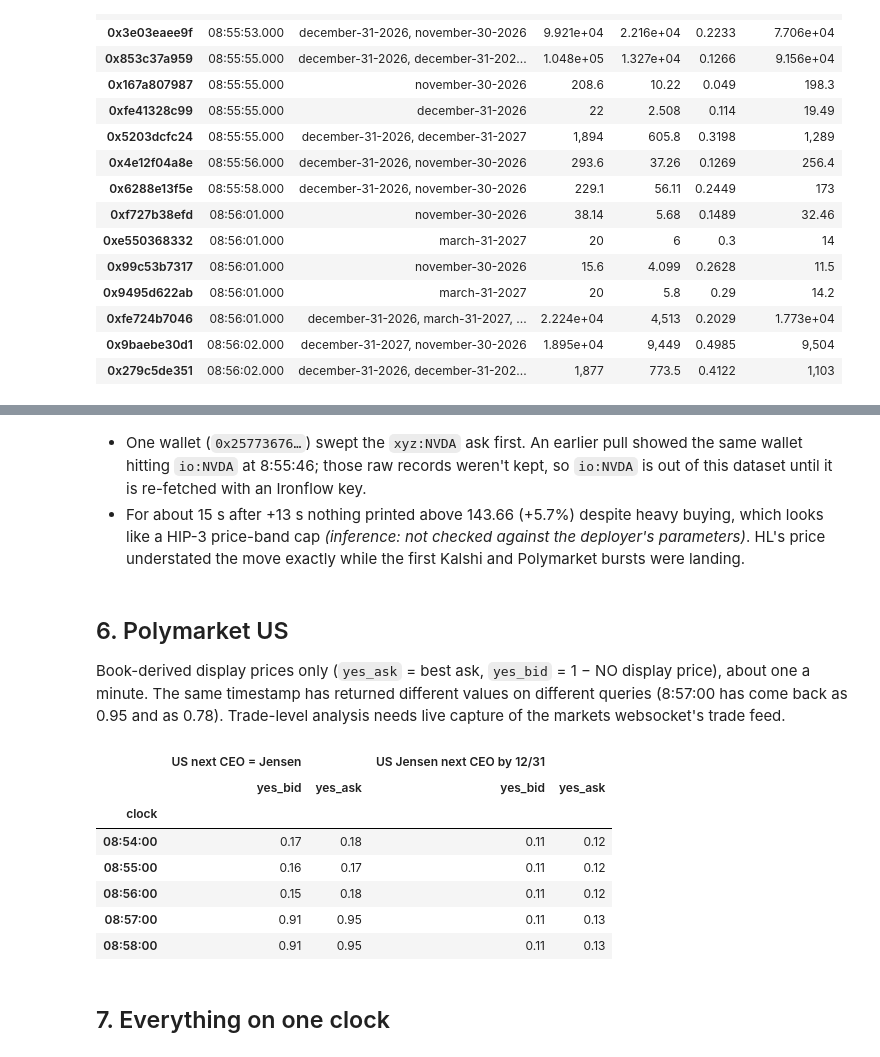
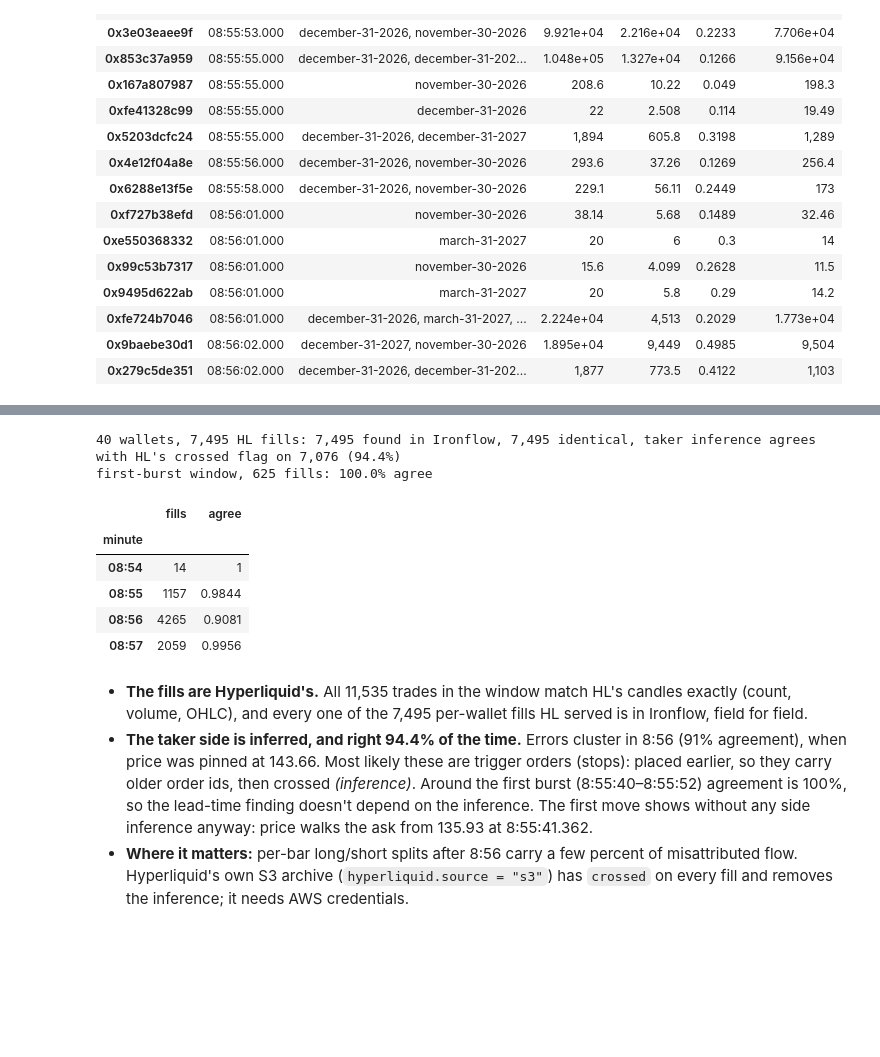
Before and after one commit to jovelg/jensen, a Jupyter notebook: notebooks/01-jensen-reinstatement.ipynb, the cells around one changed output, grey strips where cells are left out. Saved outputs shown, nothing was run; the diff lists cells and outputs as text; code cells hidden in the pictures; blank space fills up the shorter version.

```diff
--- a/notebooks/01-jensen-reinstatement.ipynb
+++ b/notebooks/01-jensen-reinstatement.ipynb
@@ -203,19 +180,21 @@ taker
-# %% [markdown]
-- One wallet (`0x25773676…`) swept the `xyz:NVDA` ask first. An earlier pull showed the same wallet hitting `io:NVDA` at 8:55:46; those raw records weren't kept, so `io:NVDA` is out of this dataset until it is re-fetched with an Ironflow key.
-- For about 15 s after +13 s nothing printed above 143.66 (+5.7%) despite heavy buying, which looks like a HIP-3 price-band cap *(inference: not checked against the deployer's parameters)*. HL's price understated the move exactly while the first Kalshi and Polymarket bursts were landing.
+# %%
+f = checks["fills"]
+print(f"{f['wallets']} wallets, {f['fills']:,} HL fills: {f['in_ironflow']:,} found in Ironflow, {f['identical']:,} identical, "
+      f"taker inference agrees with HL's crossed flag on {f['taker_ok']:,} ({f['taker_ok'] / f['fills']:.1%})")
+r = f["rows"].assign(minute=lambda d: pd.to_datetime(d.time_ms, unit="ms", utc=True).dt.tz_convert(ev.tz).dt.strftime("%H:%M"))
+early = r[r.time_ms.between(hl0 - 1_000, hl0 + 11_000)]
+print(f"first-burst window, {len(early)} fills: {early.taker_ok.mean():.1%} agree")
+r.groupby("minute").taker_ok.agg(fills="size", agree="mean")
+# %% [output]
+40 wallets, 7,495 HL fills: 7,495 found in Ironflow, 7,495 identical, taker inference agrees with HL's crossed flag on 7,076 (94.4%)
+first-burst window, 625 fills: 100.0% agree
+|  | fills | agree |
+| minute |  |  |
+| 08:54 | 14 | 1 |
+| 08:55 | 1157 | 0.9844 |
+| 08:56 | 4265 | 0.9081 |
+| 08:57 | 2059 | 0.9956 |
 # %% [markdown]
-## 6. Polymarket US
-Book-derived display prices only (`yes_ask` = best ask, `yes_bid` = 1 − NO display price), about one a minute. The same timestamp has returned different values on different queries (8:57:00 has come back as 0.95 and as 0.78). Trade-level analysis needs live capture of the markets websocket's trade feed.
+- **The fills are Hyperliquid's.** All 11,535 trades in the window match HL's candles exactly (count, volume, OHLC), and every one of the 7,495 per-wallet fills HL served is in Ironflow, field for field.
+- **The taker side is inferred, and right 94.4% of the time.** Errors cluster in 8:56 (91% agreement), when price was pinned at 143.66. Most likely these are trigger orders (stops): placed earlier, so they carry older order ids, then crossed *(inference)*. Around the first burst (8:55:40–8:55:52) agreement is 100%, so the lead-time finding doesn't depend on the inference. The first move shows without any side inference anyway: price walks the ask from 135.93 at 8:55:41.362.
+- **Where it matters:** per-bar long/short splits after 8:56 carry a few percent of misattributed flow. Hyperliquid's own S3 archive (`hyperliquid.source = "s3"`) has `crossed` on every fill and removes the inference; it needs AWS credentials.
-# %%
-pd.concat({label: df.set_index("clock")[["yes_bid", "yes_ask"]] for label, df in pmus.items()}, axis=1)
-# %% [output]
-|  | US next CEO = Jensen |  | US Jensen next CEO by 12/31 |  |
-|  | yes_bid | yes_ask | yes_bid | yes_ask |
-| clock |  |  |  |  |
-| 08:54:00 | 0.17 | 0.18 | 0.11 | 0.12 |
-| 08:55:00 | 0.16 | 0.17 | 0.11 | 0.12 |
-| 08:56:00 | 0.15 | 0.18 | 0.11 | 0.12 |
-| 08:57:00 | 0.91 | 0.95 | 0.11 | 0.13 |
-| 08:58:00 | 0.91 | 0.95 | 0.11 | 0.13 |
-# %% [markdown]
-## 7. Everything on one clock
```
Also changed, not shown: parts of 16 cells of this notebook, 21 other files.
